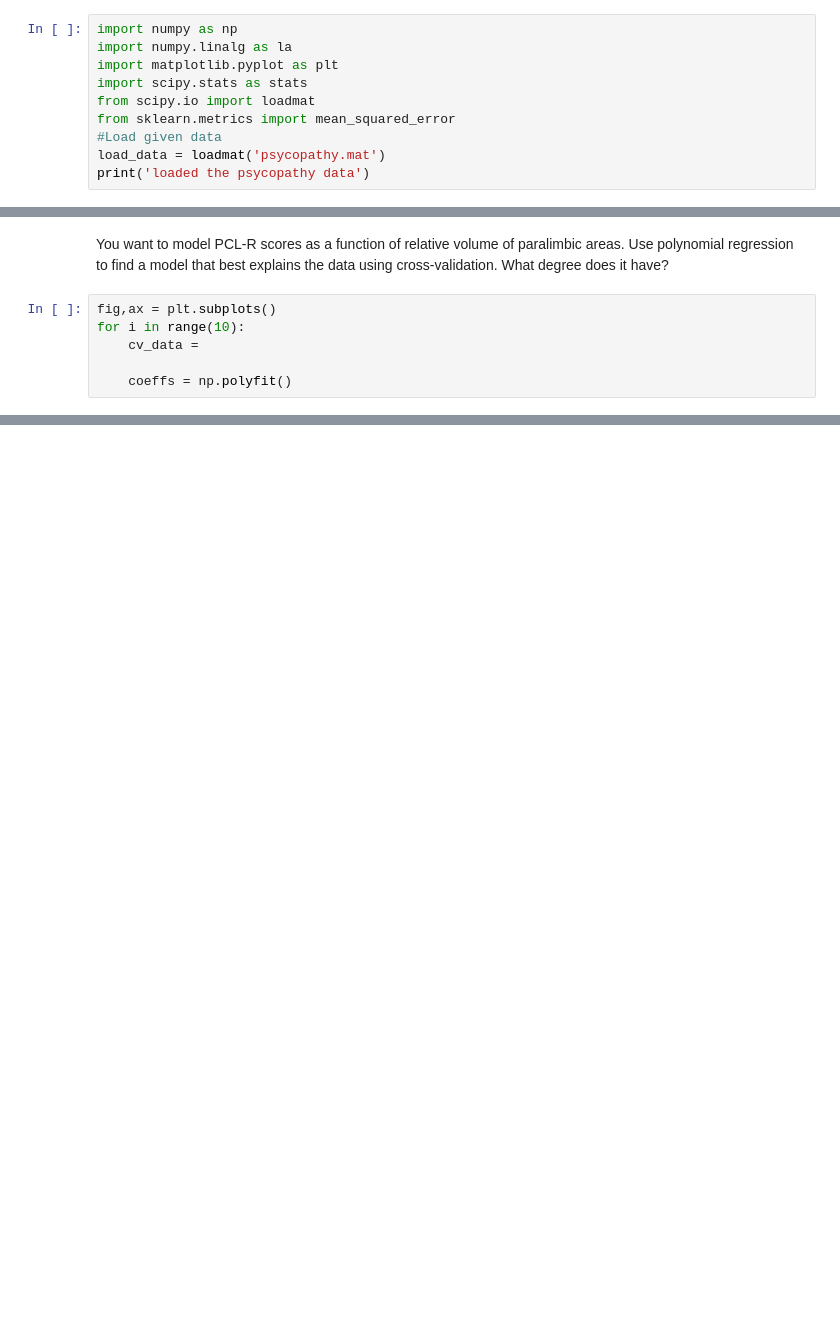
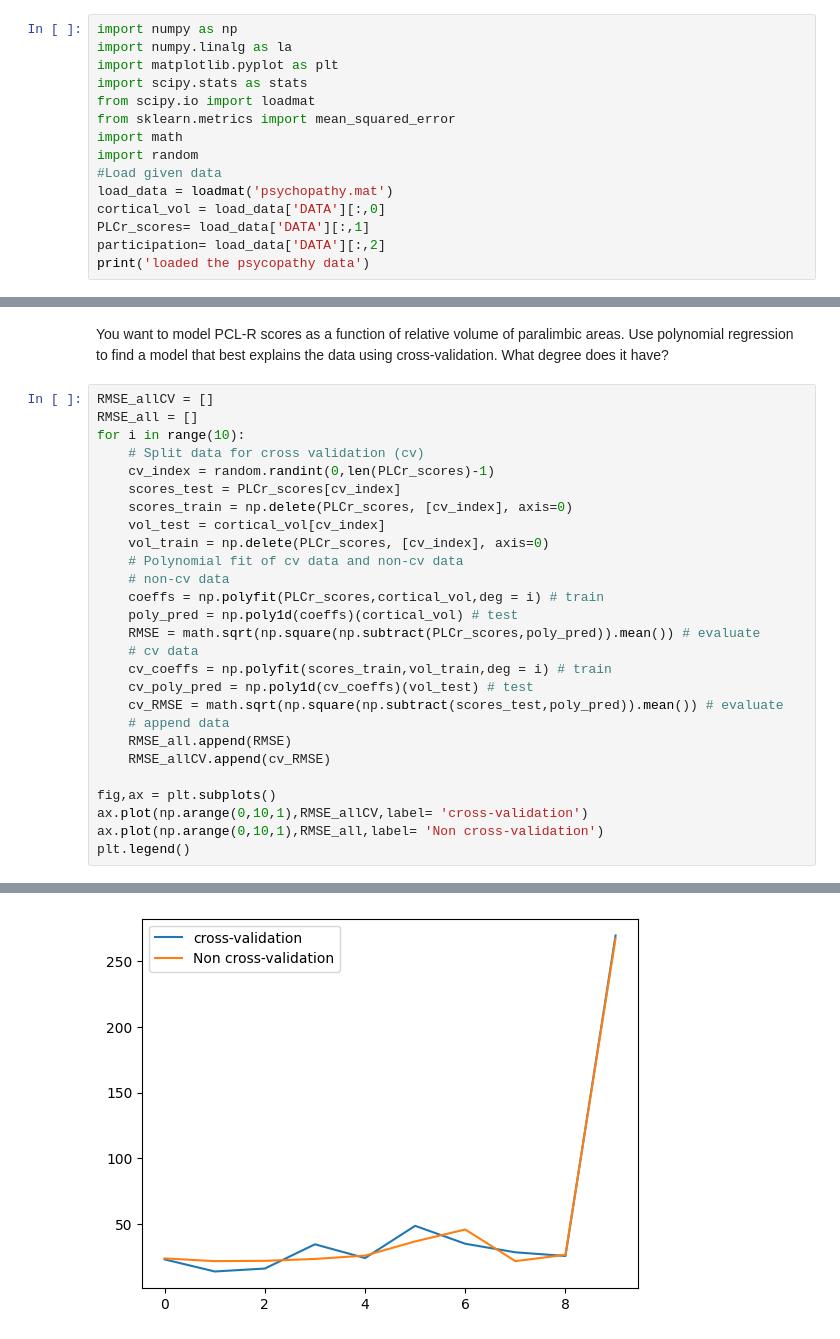
Before and after one commit to juanpbotero98/Homework-Repos, a Jupyter notebook: HW5/Problem-3.ipynb, the cells around one changed output, grey strips where cells are left out. Drawn from its saved outputs; the diff is of its cells as text; blank space fills up the shorter version.

```diff
--- a/HW5/Problem-3.ipynb
+++ b/HW5/Problem-3.ipynb
@@ -10,7 +10,12 @@ import matplotlib.pyplot as plt
 import scipy.stats as stats
 from scipy.io import loadmat
 from sklearn.metrics import mean_squared_error
+import math
+import random
 #Load given data
-load_data = loadmat('psycopathy.mat')
+load_data = loadmat('psychopathy.mat')
+cortical_vol = load_data['DATA'][:,0]
+PLCr_scores= load_data['DATA'][:,1]
+participation= load_data['DATA'][:,2]
 print('loaded the psycopathy data')
 # %% [output]
@@ -18,8 +23,30 @@ KeyboardInterrupt:
 # %% [markdown]
 You want to model PCL-R scores as a function of relative volume of paralimbic areas. Use polynomial regression to find a model that best explains the data using cross-validation. What degree does it have?
-# %%
-fig,ax = plt.subplots()
-for i in range(10):
-    cv_data =
-
-    coeffs = np.polyfit()
+# %%
+RMSE_allCV = []
+RMSE_all = []
+for i in range(10):
+    # Split data for cross validation (cv)
+    cv_index = random.randint(0,len(PLCr_scores)-1)
+    scores_test = PLCr_scores[cv_index]
+    scores_train = np.delete(PLCr_scores, [cv_index], axis=0)
+    vol_test = cortical_vol[cv_index]
+    vol_train = np.delete(PLCr_scores, [cv_index], axis=0)
+    # Polynomial fit of cv data and non-cv data
+    # non-cv data
+    coeffs = np.polyfit(PLCr_scores,cortical_vol,deg = i) # train
+    poly_pred = np.poly1d(coeffs)(cortical_vol) # test
+    RMSE = math.sqrt(np.square(np.subtract(PLCr_scores,poly_pred)).mean()) # evaluate
+    # cv data
+    cv_coeffs = np.polyfit(scores_train,vol_train,deg = i) # train
+    cv_poly_pred = np.poly1d(cv_coeffs)(vol_test) # test
+    cv_RMSE = math.sqrt(np.square(np.subtract(scores_test,poly_pred)).mean()) # evaluate
+    # append data
+    RMSE_all.append(RMSE)
+    RMSE_allCV.append(cv_RMSE)
+
+fig,ax = plt.subplots()
+ax.plot(np.arange(0,10,1),RMSE_allCV,label= 'cross-validation')
+ax.plot(np.arange(0,10,1),RMSE_all,label= 'Non cross-validation')
+plt.legend()
+# %% [output]
@@ -25,0 +54 @@ for i in range(10):
+[figure, added]
```
Also changed, not shown: parts of 5 cells of this notebook.
